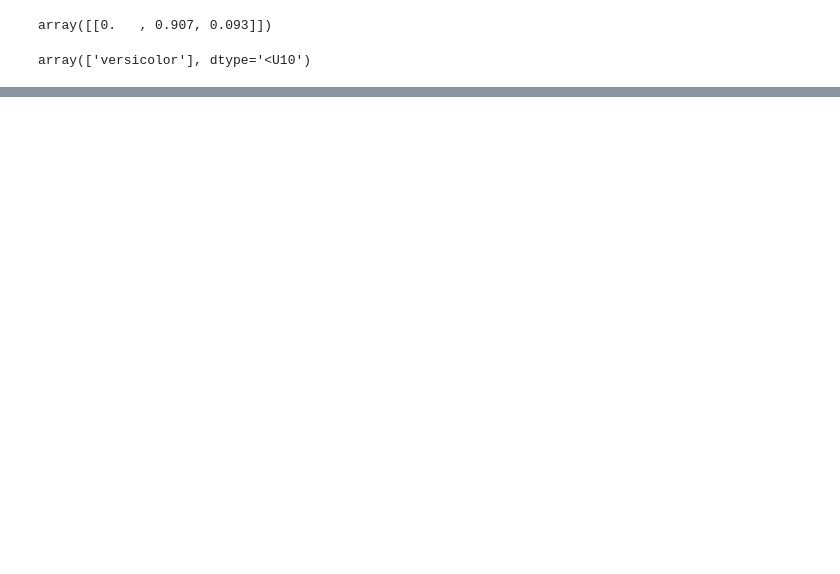
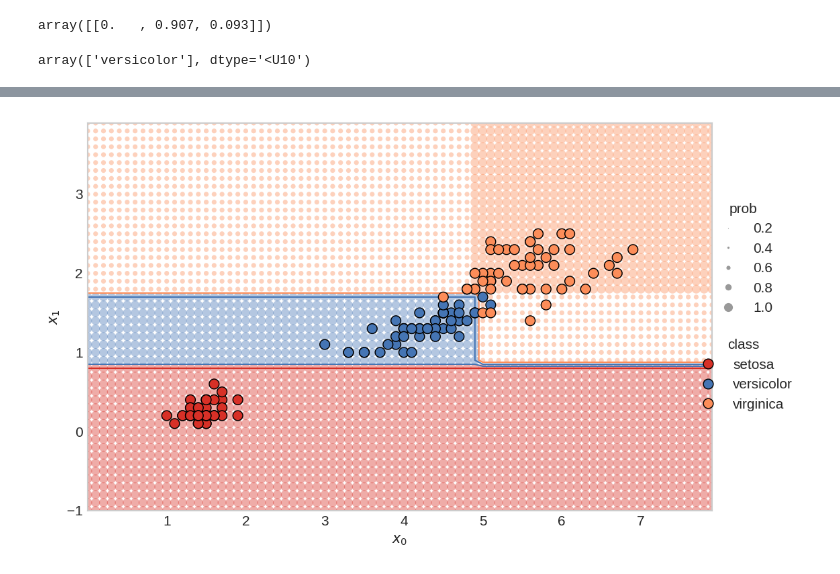
Before and after one commit to divyanshu-raj6379/DecisionTree, a Jupyter notebook: Decision_Tree.ipynb, the cells around one changed output, grey strips where cells are left out. Drawn from its saved outputs; the diff is of its cells as text; code cells hidden in the pictures; blank space fills up the shorter version.

```diff
--- a/Decision_Tree.ipynb
+++ b/Decision_Tree.ipynb
@@ -102,0 +93,12 @@ array(['versicolor'], dtype='<U10')
+# %%
+tree_clf = DecisionTreeClassifier(max_depth=3, random_state=79)
+tree_clf.fit(X_iris, y_iris)
+
+export_graphviz(tree_clf,
+                out_file="iris_tree_3.dot",
+                feature_names=["petal length (cm)", "petal width (cm)"],
+                class_names=iris.target_names,
+                rounded=True,
+                filled=True)
+
+Source.from_file("iris_tree_3.dot")
@@ -102,0 +107,4 @@ array(['versicolor'], dtype='<U10')
+# %%
+plot_decision_boundary2D(tree_clf, X_iris, y_iris.copy(), classes,)
+# %% [output]
+[figure, added]
```
Also changed, not shown: parts of 4 cells of this notebook.
